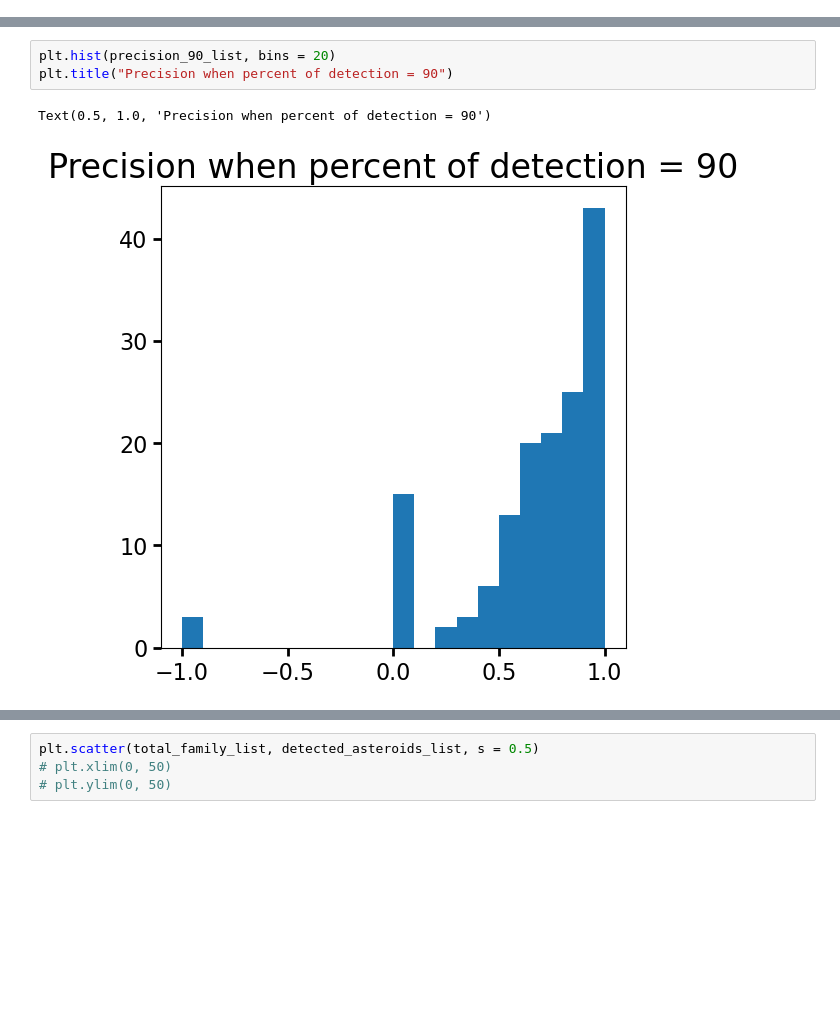
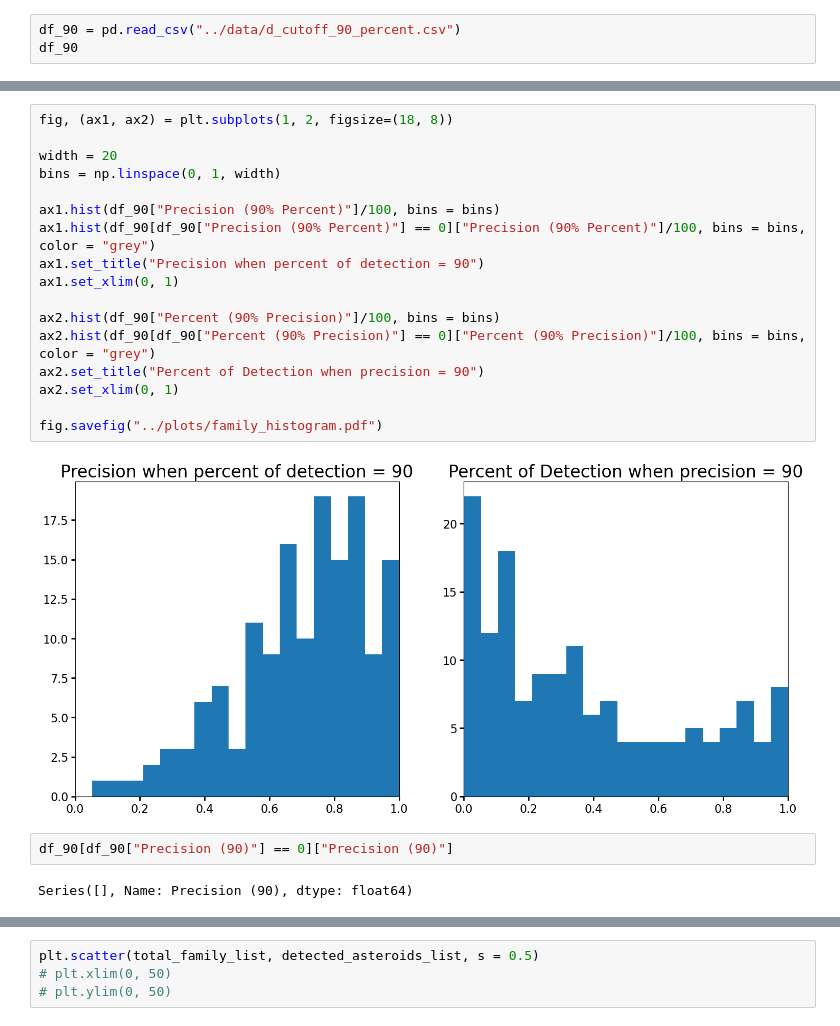
Before and after one commit to YangShen31/proper_elements_prediction, a Jupyter notebook: 4_family_identification/histogram_generations.ipynb, the cells around one changed output, grey strips where cells are left out. Drawn from its saved outputs; the diff is of its cells as text; blank space fills up the shorter version.

Commit message:
Fix bugs in percent detected and add full pipeline code
Co-authored-by: Leia Shen <147005019+YangShen31@users.noreply.github.com>

```diff
--- a/4_family_identification/histogram_generations.ipynb
+++ b/4_family_identification/histogram_generations.ipynb
@@ -235,0 +277,3 @@ family_number_list.index('126') # index of valleda for testing
+# %%
+df_90 = pd.read_csv("../data/d_cutoff_90_percent.csv")
+df_90
@@ -274,9 +328,26 @@ Text(0.5, 1.0, 'd to reach percent of detection = 90')
 # %%
-plt.hist(precision_90_list, bins = 20)
-plt.title("Precision when percent of detection = 90")
+fig, (ax1, ax2) = plt.subplots(1, 2, figsize=(18, 8))
+
+width = 20
+bins = np.linspace(0, 1, width)
+
+ax1.hist(df_90["Precision (90% Percent)"]/100, bins = bins)
+ax1.hist(df_90[df_90["Precision (90% Percent)"] == 0]["Precision (90% Percent)"]/100, bins = bins, color = "grey")
+ax1.set_title("Precision when percent of detection = 90")
+ax1.set_xlim(0, 1)
+
+ax2.hist(df_90["Percent (90% Precision)"]/100, bins = bins)
+ax2.hist(df_90[df_90["Percent (90% Precision)"] == 0]["Percent (90% Precision)"]/100, bins = bins, color = "grey")
+ax2.set_title("Percent of Detection when precision = 90")
+ax2.set_xlim(0, 1)
+
+fig.savefig("../plots/family_histogram.pdf")
 # %% [output]
-Text(0.5, 1.0, 'Precision when percent of detection = 90')
-[figure, old version]
+[figure, new version]
+# %%
+df_90[df_90["Precision (90)"] == 0]["Precision (90)"]
+# %% [output]
+Series([], Name: Precision (90), dtype: float64)
 # %%
 ratio = np.array(d_90_list)/np.array(d_nes_list)
 plt.hist(ratio, bins = 20)
```
Also changed, not shown: parts of 16 cells of this notebook, 5 other files.
